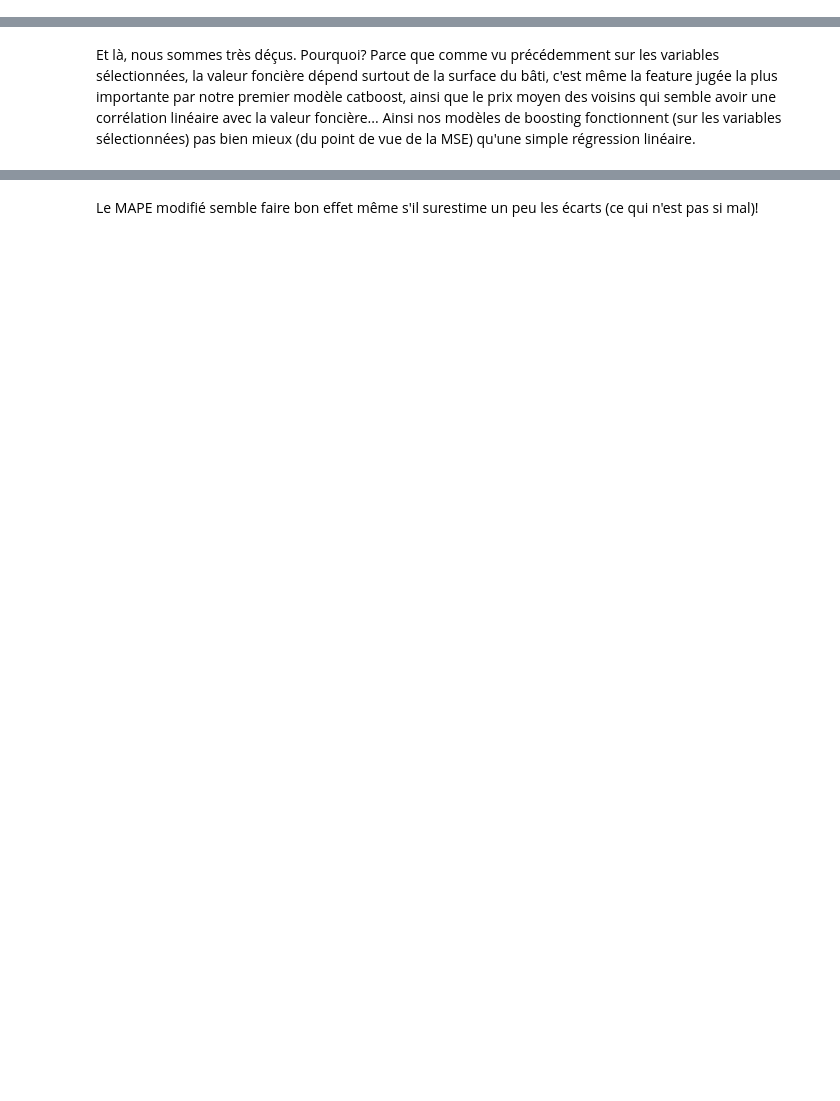
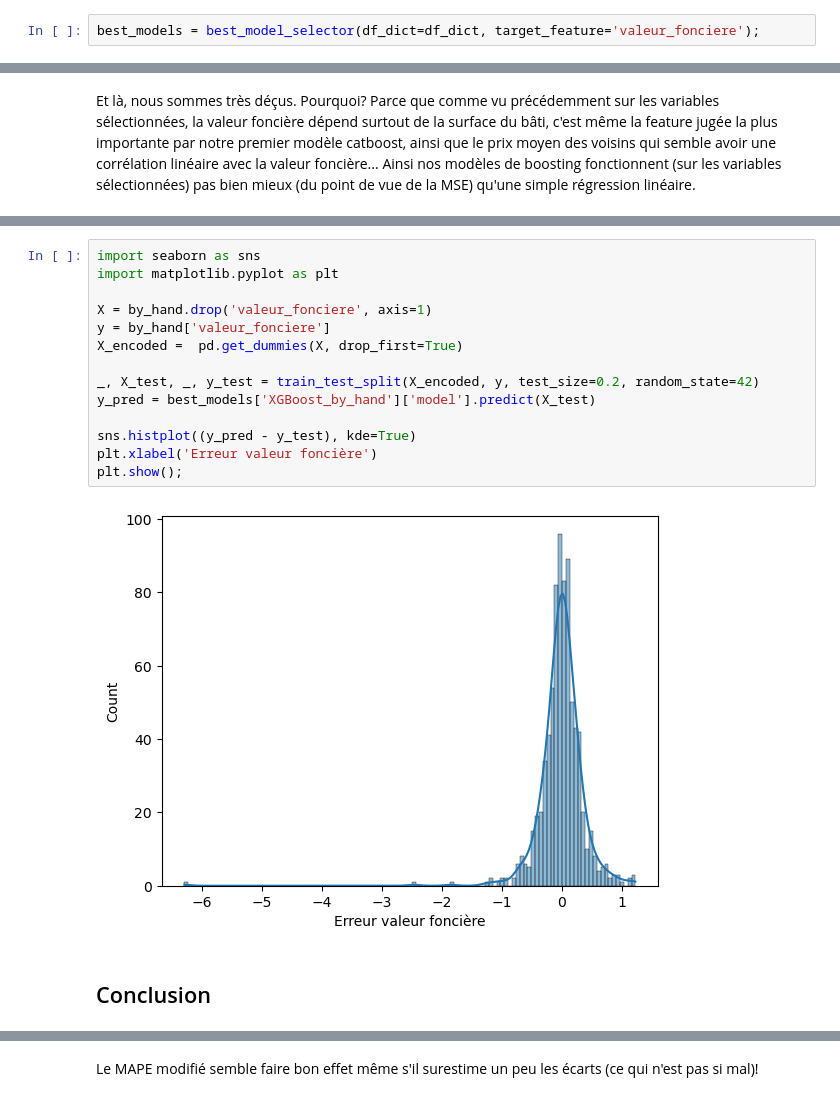
Before and after one commit to EmmanuelB-CS/Projets_DS, a Jupyter notebook: cases/Cap_gemini/Case_cap_part3.ipynb, the cells around one changed output, grey strips where cells are left out. Saved outputs shown, nothing was run; the diff lists cells and outputs as text; blank space fills up the shorter version.

```diff
--- a/cases/Cap_gemini/Case_cap_part3.ipynb
+++ b/cases/Cap_gemini/Case_cap_part3.ipynb
@@ -192,0 +183,2 @@ XGBoost MAPE: 17.66
+# %%
+best_models = best_model_selector(df_dict=df_dict, target_feature='valeur_fonciere');
@@ -194,0 +239,18 @@ Et là, nous sommes très déçus. Pourquoi? Parce que comme vu précédemment s
+# %%
+import seaborn as sns
+import matplotlib.pyplot as plt
+
+X = by_hand.drop('valeur_fonciere', axis=1)
+y = by_hand['valeur_fonciere']
+X_encoded =  pd.get_dummies(X, drop_first=True)
+
+_, X_test, _, y_test = train_test_split(X_encoded, y, test_size=0.2, random_state=42)
+y_pred = best_models['XGBoost_by_hand']['model'].predict(X_test)
+
+sns.histplot((y_pred - y_test), kde=True)
+plt.xlabel('Erreur valeur foncière')
+plt.show();
+# %% [output]
+[figure, added]
+# %% [markdown]
+## Conclusion
```
Also changed, not shown: parts of 13 cells of this notebook.
